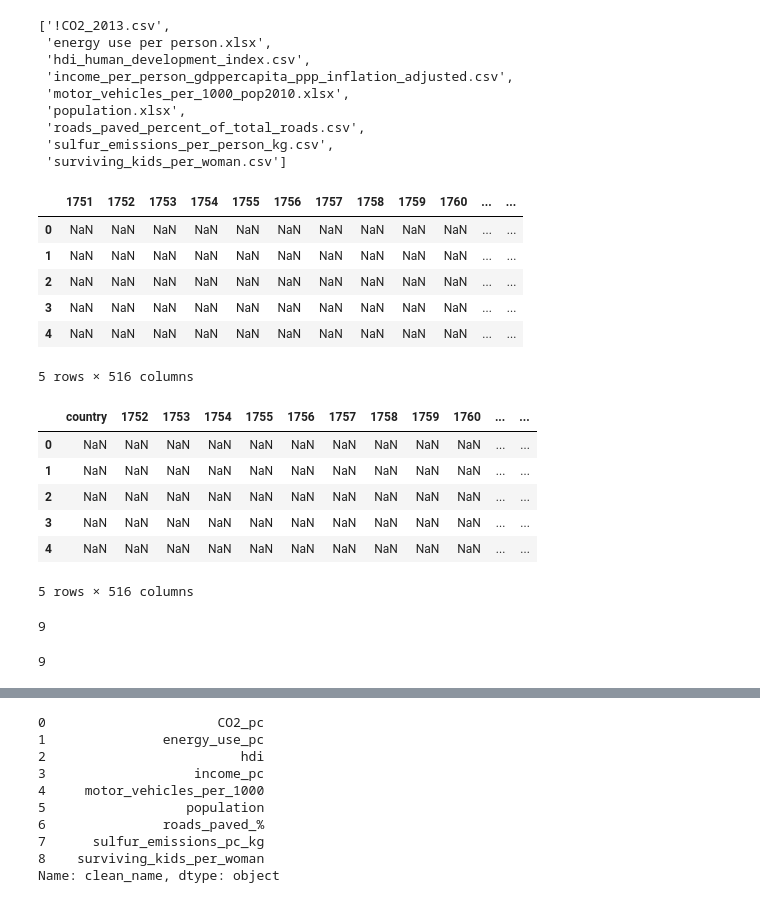
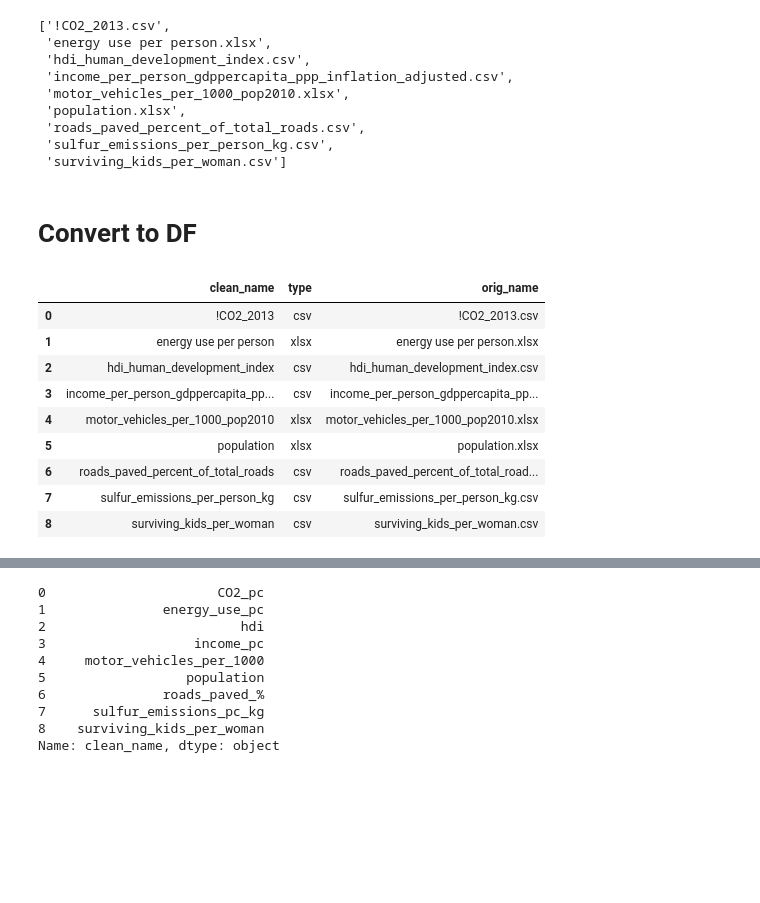
Before and after one commit to limegimlet/data_analysis_gapminder_co2, a Jupyter notebook: gapminder/make_df.ipynb, the cells around one changed output, grey strips where cells are left out. Saved outputs shown, nothing was run; the diff lists cells and outputs as text; code cells hidden in the pictures; blank space fills up the shorter version.

```diff
--- a/gapminder/make_df.ipynb
+++ b/gapminder/make_df.ipynb
@@ -176,43 +175,33 @@ originals
  'roads_paved_percent_of_total_roads.csv',
  'sulfur_emissions_per_person_kg.csv',
  'surviving_kids_per_woman.csv']
-# %%
-test = pd.read_csv(originalpath + '!CO2_2013.csv' )
-test.head()
-# %% [output]
-|  | 1751 | 1752 | 1753 | 1754 | 1755 | 1756 | 1757 | 1758 | 1759 | 1760 | ... | ... |
-| 0 | NaN | NaN | NaN | NaN | NaN | NaN | NaN | NaN | NaN | NaN | ... | ... |
-| 1 | NaN | NaN | NaN | NaN | NaN | NaN | NaN | NaN | NaN | NaN | ... | ... |
-| 2 | NaN | NaN | NaN | NaN | NaN | NaN | NaN | NaN | NaN | NaN | ... | ... |
-| 3 | NaN | NaN | NaN | NaN | NaN | NaN | NaN | NaN | NaN | NaN | ... | ... |
-| 4 | NaN | NaN | NaN | NaN | NaN | NaN | NaN | NaN | NaN | NaN | ... | ... |
-5 rows × 516 columns
+# %% [markdown]
+# Convert to DF
 # %%
-# convert to DF
+# batch convert files to df's
+# and save filename info in another df
 
 # extract file extension as new column
 files_df = pd.Series(originals).str.split('.', expand=True).rename(columns={0:'clean_name', 1:'type'})
 
 # keep original filename
 files_df['orig_name']=originals
 
 # convert files to DF
 dfs = files_df['orig_name'].apply(make_df)
 
 # remove accents and special chars
-#dfs = dfs.apply(clean_gapminder_df)
+dfs = dfs.apply(clean_gapminder_df)
+
+files_df
 # %% [output]
-|  | country | 1752 | 1753 | 1754 | 1755 | 1756 | 1757 | 1758 | 1759 | 1760 | ... | ... |
-| 0 | NaN | NaN | NaN | NaN | NaN | NaN | NaN | NaN | NaN | NaN | ... | ... |
-| 1 | NaN | NaN | NaN | NaN | NaN | NaN | NaN | NaN | NaN | NaN | ... | ... |
-| 2 | NaN | NaN | NaN | NaN | NaN | NaN | NaN | NaN | NaN | NaN | ... | ... |
-| 3 | NaN | NaN | NaN | NaN | NaN | NaN | NaN | NaN | NaN | NaN | ... | ... |
-| 4 | NaN | NaN | NaN | NaN | NaN | NaN | NaN | NaN | NaN | NaN | ... | ... |
+|  | clean_name | type | orig_name |
+| 0 | !CO2_2013 | csv | !CO2_2013.csv |
+| 1 | energy use per person | xlsx | energy use per person.xlsx |
+| 2 | hdi_human_development_index | csv | hdi_human_development_index.csv |
+| 3 | income_per_person_gdppercapita_pp... | csv | income_per_person_gdppercapita_pp... |
+| 4 | motor_vehicles_per_1000_pop2010 | xlsx | motor_vehicles_per_1000_pop2010.xlsx |
+| 5 | population | xlsx | population.xlsx |
+| 6 | roads_paved_percent_of_total_roads | csv | roads_paved_percent_of_total_road... |
+| 7 | sulfur_emissions_per_person_kg | csv | sulfur_emissions_per_person_kg.csv |
+| 8 | surviving_kids_per_woman | csv | surviving_kids_per_woman.csv |
-5 rows × 516 columns
-# %%
-# all files converted to df?
-print len(originals)
-len(dfs)
-# %% [output]
-9
-9
```
Also changed, not shown: parts of 53 cells of this notebook.
